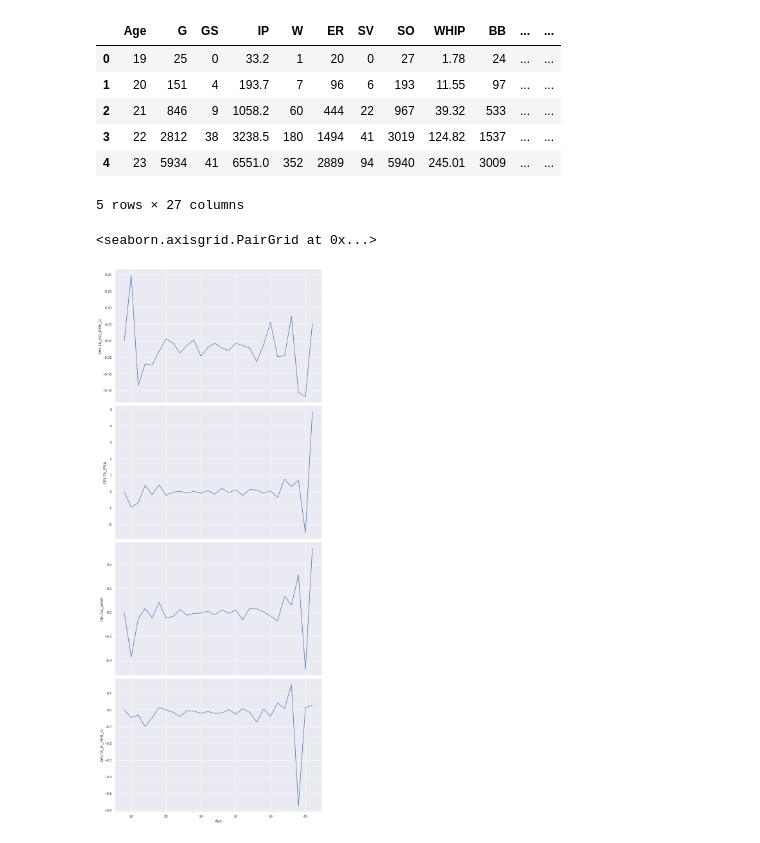
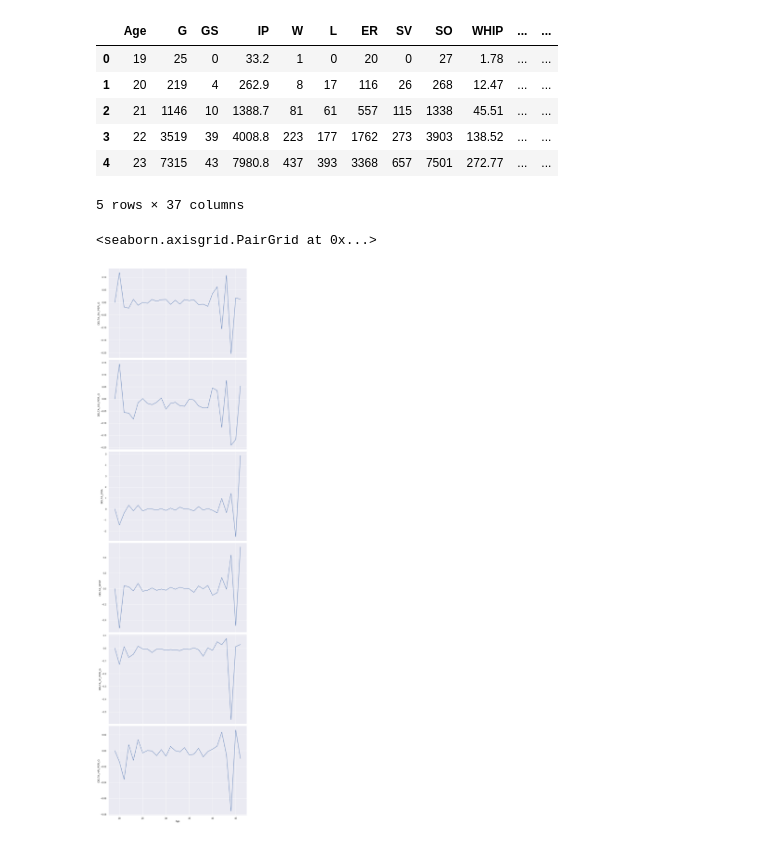
Before and after one commit to rileybuch/Fantasy-Baseball-Web-App, a Jupyter notebook: probability_predicted_relievers.ipynb, the cells around one changed output. Saved outputs shown, nothing was run; the diff lists cells and outputs as text; code cells hidden in the pictures.

Commit message:
rename closers to relievers

```diff
--- a/probability_predicted_relievers.ipynb
+++ b/probability_predicted_relievers.ipynb
@@ -12,17 +12,20 @@ import scipy.stats
 df = pd.read_csv('./pitching_data_1996_2019.csv')
 df.head()
 
-starters = df[df["GS"] >= 3]
-relievers = df[(df["GS"] < 3) & (df["SV"] <= 5)]
-closers = df[df["SV"] > 5]
+relievers = df[(df["GS"] < 3)]
 # %%
-#group by player age, get batting avg
-relievers_age = relievers[['Age', 'G', 'GS', 'IP', 'W', 'ER', 'SV', 'SO', 'WHIP', 'BB', 'H']].groupby(['Age'], as_index=False).sum()
-
+#group by player age
+relievers_age = relievers[['Age', 'G', 'GS', 'IP', 'W', 'L', 'ER', 'SV', 'SO', 'WHIP', 'BB', 'H', 'HR']].groupby(['Age'], as_index=False).sum()
+relievers_age['SV_PER_G'] = relievers_age['SV'] / relievers_age['G']
 relievers_age['SO_PER_G'] = relievers_age['SO'] / relievers_age['G']
 relievers_age['AVG_ERA'] = 9 * (relievers_age['ER'] / relievers_age['IP'])
 relievers_age['AVG_WHIP'] = (relievers_age['BB'] + relievers_age['H']) / relievers_age['IP']
 relievers_age['IP_PER_G'] = relievers_age['IP'] / relievers_age['G']
+relievers_age['HR_PER_G'] = relievers_age['HR'] / relievers_age['G']
+
+relievers_age['DELTA_SV_PER_G'] = 0.0
+relievers_age['PREV_SV_PER_G'] = 0.0
+relievers_age['SV_PER_G_PERCENT_CHANGE'] = 0.0
 
 relievers_age['DELTA_SO_PER_G'] = 0.0
 relievers_age['PREV_SO_PER_G'] = 0.0
@@ -39,9 +42,18 @@ relievers_age['WHIP_PERCENT_CHANGE'] = 0.0
 relievers_age['DELTA_IP_PER_G'] = 0.0
 relievers_age['PREV_IP_PER_G'] = 0.0
 relievers_age['IP_PER_G_PERCENT_CHANGE'] = 0.0
+
+relievers_age['DELTA_HR_PER_G'] = 0.0
+relievers_age['PREV_HR_PER_G'] = 0.0
+relievers_age['HR_PER_G_PERCENT_CHANGE'] = 0.0
 # %%
 for i, r in relievers_age.iterrows():
     if i != 0:
+        relievers_age.at[i,'DELTA_SV_PER_G'] = relievers_age.at[i,'SV_PER_G'] - relievers_age.at[i-1,'SV_PER_G']
+        relievers_age.at[i,'PREV_SV_PER_G'] = relievers_age.at[i-1,'SV_PER_G']
+        if relievers_age.at[i,'PREV_SV_PER_G'] != 0:
+            relievers_age.at[i,'SV_PER_G_PERCENT_CHANGE'] = relievers_age.at[i,'DELTA_SV_PER_G']/relievers_age.at[i,'PREV_SV_PER_G']
+
         relievers_age.at[i,'DELTA_SO_PER_G'] = relievers_age.at[i,'SO_PER_G'] - relievers_age.at[i-1,'SO_PER_G']
         relievers_age.at[i,'PREV_SO_PER_G'] = relievers_age.at[i-1,'SO_PER_G']
         relievers_age.at[i,'SO_PER_G_PERCENT_CHANGE'] = relievers_age.at[i,'DELTA_SO_PER_G']/relievers_age.at[i,'PREV_SO_PER_G']
@@ -58,21 +70,25 @@ for i, r in relievers_age.iterrows():
         relievers_age.at[i,'PREV_IP_PER_G'] = relievers_age.at[i-1,'IP_PER_G']
         relievers_age.at[i,'IP_PER_G_PERCENT_CHANGE'] = relievers_age.at[i,'DELTA_IP_PER_G']/relievers_age.at[i,'PREV_IP_PER_G']
 
+        relievers_age.at[i,'DELTA_HR_PER_G'] = relievers_age.at[i,'HR_PER_G'] - relievers_age.at[i-1,'HR_PER_G']
+        relievers_age.at[i,'PREV_HR_PER_G'] = relievers_age.at[i-1,'HR_PER_G']
+        relievers_age.at[i,'HR_PER_G_PERCENT_CHANGE'] = relievers_age.at[i,'DELTA_HR_PER_G']/relievers_age.at[i,'PREV_HR_PER_G']
+
 relievers_age.head()
 # %% [output]
-|  | Age | G | GS | IP | W | ER | SV | SO | WHIP | BB | ... | ... |
-| 0 | 19 | 25 | 0 | 33.2 | 1 | 20 | 0 | 27 | 1.78 | 24 | ... | ... |
-| 1 | 20 | 151 | 4 | 193.7 | 7 | 96 | 6 | 193 | 11.55 | 97 | ... | ... |
-| 2 | 21 | 846 | 9 | 1058.2 | 60 | 444 | 22 | 967 | 39.32 | 533 | ... | ... |
-| 3 | 22 | 2812 | 38 | 3238.5 | 180 | 1494 | 41 | 3019 | 124.82 | 1537 | ... | ... |
-| 4 | 23 | 5934 | 41 | 6551.0 | 352 | 2889 | 94 | 5940 | 245.01 | 3009 | ... | ... |
+|  | Age | G | GS | IP | W | L | ER | SV | SO | WHIP | ... | ... |
+| 0 | 19 | 25 | 0 | 33.2 | 1 | 0 | 20 | 0 | 27 | 1.78 | ... | ... |
+| 1 | 20 | 219 | 4 | 262.9 | 8 | 17 | 116 | 26 | 268 | 12.47 | ... | ... |
+| 2 | 21 | 1146 | 10 | 1388.7 | 81 | 61 | 557 | 115 | 1338 | 45.51 | ... | ... |
+| 3 | 22 | 3519 | 39 | 4008.8 | 223 | 177 | 1762 | 273 | 3903 | 138.52 | ... | ... |
+| 4 | 23 | 7315 | 43 | 7980.8 | 437 | 393 | 3368 | 657 | 7501 | 272.77 | ... | ... |
-5 rows × 27 columns
+5 rows × 37 columns
 # %%
 # explore delta of avg by age
-g = sns.PairGrid(relievers_age, y_vars=["DELTA_SO_PER_G","DELTA_ERA","DELTA_WHIP","DELTA_IP_PER_G"], x_vars=["Age"], height=6, aspect = 1.6)
+g = sns.PairGrid(relievers_age, y_vars=["DELTA_SV_PER_G", "DELTA_SO_PER_G","DELTA_ERA","DELTA_WHIP", "DELTA_IP_PER_G", "DELTA_HR_PER_G"], x_vars=["Age"], height=6, aspect = 1.6)
 g.map(sns.lineplot, markers=True)
 # %% [output]
 <seaborn.axisgrid.PairGrid at 0x...>
-[figure, old version]
+[figure, new version]
 # %%
 # explore percent change by age and previous season's stat
```
Also changed, not shown: parts of 22 cells of this notebook.
